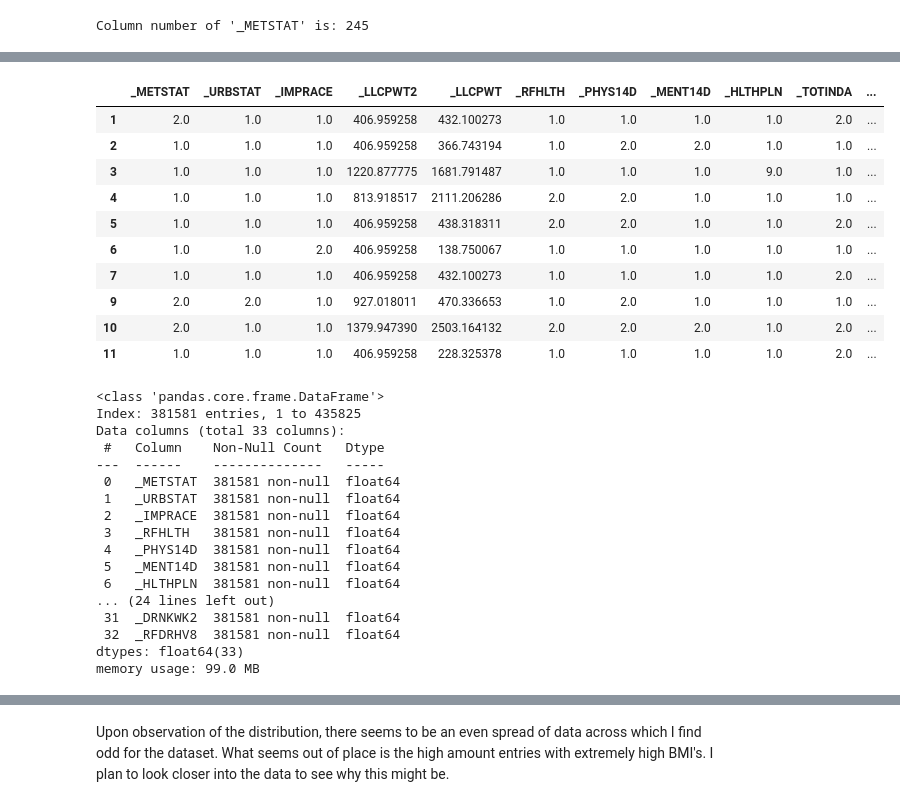
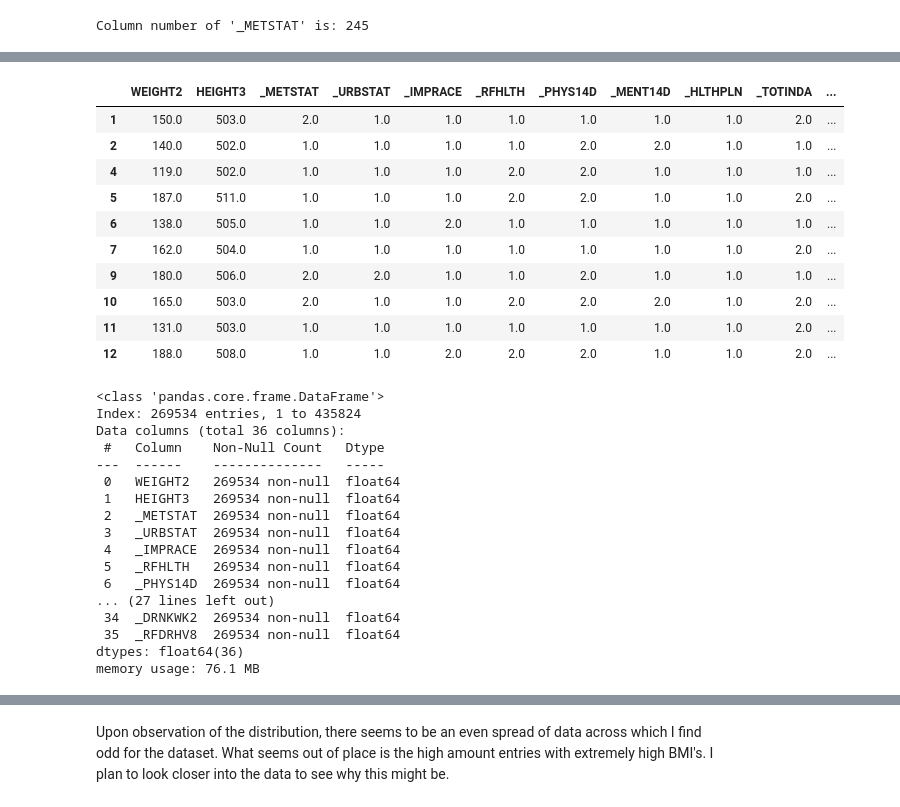
Before and after one commit to ldwilker10/predicting_obesity, a Jupyter notebook: draft_brfss2022.ipynb, the cells around one changed output, grey strips where cells are left out. Cells and saved outputs as stored; diff of their text form; code cells hidden in the pictures.

Commit message:
dataset almost fully cleaned, need to adjust weights and heights

```diff
--- a/draft_brfss2022.ipynb
+++ b/draft_brfss2022.ipynb
@@ -1868,0 +2112,4 @@ memory usage: 0.0 bytes
+# %%
+df_copy = df_copy[df_copy["DROCDY4_"] != 900.0]
+df_copy= df_copy.drop(columns = ["_SBONTI1", "_CRCREC2"], axis = 1)
+df_copy.info()
@@ -1868,0 +2134,3 @@ memory usage: 0.0 bytes
+# %%
+df_copy = df_copy[df_copy["_DRNKWK2"] != 99900.0]
+df_copy.info()
@@ -1868,0 +2155,8 @@ memory usage: 0.0 bytes
+# %%
+df_copy = df_copy[df_copy["_PRACE2"] != 99.0]
+df_copy = df_copy[df_copy["_PRACE2"] != 88.0]
+df_copy = df_copy[df_copy["_PRACE2"] != 77.0]
+df_copy = df_copy[df_copy["_MRACE2"] != 99.0]
+df_copy = df_copy[df_copy["_MRACE2"] != 88.0]
+df_copy = df_copy[df_copy["_MRACE2"] != 77.0]
+df_copy.info()
@@ -1869,4 +2204,4 @@ memory usage: 0.0 bytes
 # %%
-# Dropping na's from df
-#na_cleaned_df = df_adj_clean.dropna()
-#na_cleaned_df.info()
+#Dropping na's from df
+na_cleaned_df = df_copy.dropna()
+na_cleaned_df.info()
@@ -1873,36 +2226,36 @@ memory usage: 0.0 bytes
 # %%
-#na_cleaned_df.head(10)
+na_cleaned_df.head(10)
 # %% [output]
-|  | _METSTAT | _URBSTAT | _IMPRACE | _LLCPWT2 | _LLCPWT | _RFHLTH | _PHYS14D | _MENT14D | _HLTHPLN | _TOTINDA | ... |
-| 1 | 2.0 | 1.0 | 1.0 | 406.959258 | 432.100273 | 1.0 | 1.0 | 1.0 | 1.0 | 2.0 | ... |
-| 2 | 1.0 | 1.0 | 1.0 | 406.959258 | 366.743194 | 1.0 | 2.0 | 2.0 | 1.0 | 1.0 | ... |
-| 3 | 1.0 | 1.0 | 1.0 | 1220.877775 | 1681.791487 | 1.0 | 1.0 | 1.0 | 9.0 | 1.0 | ... |
-| 4 | 1.0 | 1.0 | 1.0 | 813.918517 | 2111.206286 | 2.0 | 2.0 | 1.0 | 1.0 | 1.0 | ... |
-| 5 | 1.0 | 1.0 | 1.0 | 406.959258 | 438.318311 | 2.0 | 2.0 | 1.0 | 1.0 | 2.0 | ... |
-| 6 | 1.0 | 1.0 | 2.0 | 406.959258 | 138.750067 | 1.0 | 1.0 | 1.0 | 1.0 | 1.0 | ... |
-| 7 | 1.0 | 1.0 | 1.0 | 406.959258 | 432.100273 | 1.0 | 1.0 | 1.0 | 1.0 | 2.0 | ... |
-| 9 | 2.0 | 2.0 | 1.0 | 927.018011 | 470.336653 | 1.0 | 2.0 | 1.0 | 1.0 | 1.0 | ... |
-| 10 | 2.0 | 1.0 | 1.0 | 1379.947390 | 2503.164132 | 2.0 | 2.0 | 2.0 | 1.0 | 2.0 | ... |
-| 11 | 1.0 | 1.0 | 1.0 | 406.959258 | 228.325378 | 1.0 | 1.0 | 1.0 | 1.0 | 2.0 | ... |
+|  | WEIGHT2 | HEIGHT3 | _METSTAT | _URBSTAT | _IMPRACE | _RFHLTH | _PHYS14D | _MENT14D | _HLTHPLN | _TOTINDA | ... |
+| 1 | 150.0 | 503.0 | 2.0 | 1.0 | 1.0 | 1.0 | 1.0 | 1.0 | 1.0 | 2.0 | ... |
+| 2 | 140.0 | 502.0 | 1.0 | 1.0 | 1.0 | 1.0 | 2.0 | 2.0 | 1.0 | 1.0 | ... |
+| 4 | 119.0 | 502.0 | 1.0 | 1.0 | 1.0 | 2.0 | 2.0 | 1.0 | 1.0 | 1.0 | ... |
+| 5 | 187.0 | 511.0 | 1.0 | 1.0 | 1.0 | 2.0 | 2.0 | 1.0 | 1.0 | 2.0 | ... |
+| 6 | 138.0 | 505.0 | 1.0 | 1.0 | 2.0 | 1.0 | 1.0 | 1.0 | 1.0 | 1.0 | ... |
+| 7 | 162.0 | 504.0 | 1.0 | 1.0 | 1.0 | 1.0 | 1.0 | 1.0 | 1.0 | 2.0 | ... |
+| 9 | 180.0 | 506.0 | 2.0 | 2.0 | 1.0 | 1.0 | 2.0 | 1.0 | 1.0 | 1.0 | ... |
+| 10 | 165.0 | 503.0 | 2.0 | 1.0 | 1.0 | 2.0 | 2.0 | 2.0 | 1.0 | 2.0 | ... |
+| 11 | 131.0 | 503.0 | 1.0 | 1.0 | 1.0 | 1.0 | 1.0 | 1.0 | 1.0 | 2.0 | ... |
+| 12 | 188.0 | 508.0 | 1.0 | 1.0 | 2.0 | 2.0 | 2.0 | 1.0 | 1.0 | 2.0 | ... |
 # %%
-#df_clean = na_cleaned_df.copy()
-#df_clean.info()
+df_final = na_cleaned_df.copy()
+df_final.info()
 # %% [output]
 <class 'pandas.core.frame.DataFrame'>
-Index: 381581 entries, 1 to 435825
-Data columns (total 33 columns):
+Index: 269534 entries, 1 to 435824
+Data columns (total 36 columns):
  #   Column    Non-Null Count   Dtype
 ---  ------    --------------   -----
- 0   _METSTAT  381581 non-null  float64
- 1   _URBSTAT  381581 non-null  float64
- 2   _IMPRACE  381581 non-null  float64
- 3   _RFHLTH   381581 non-null  float64
- 4   _PHYS14D  381581 non-null  float64
- 5   _MENT14D  381581 non-null  float64
- 6   _HLTHPLN  381581 non-null  float64
-... (24 lines left out)
- 31  _DRNKWK2  381581 non-null  float64
- 32  _RFDRHV8  381581 non-null  float64
-dtypes: float64(33)
-memory usage: 99.0 MB
+ 0   WEIGHT2   269534 non-null  float64
+ 1   HEIGHT3   269534 non-null  float64
+ 2   _METSTAT  269534 non-null  float64
+ 3   _URBSTAT  269534 non-null  float64
+ 4   _IMPRACE  269534 non-null  float64
+ 5   _RFHLTH   269534 non-null  float64
+ 6   _PHYS14D  269534 non-null  float64
+... (27 lines left out)
+ 34  _DRNKWK2  269534 non-null  float64
+ 35  _RFDRHV8  269534 non-null  float64
+dtypes: float64(36)
+memory usage: 76.1 MB
 # %%
```
Also changed, not shown: parts of 38 cells of this notebook.
